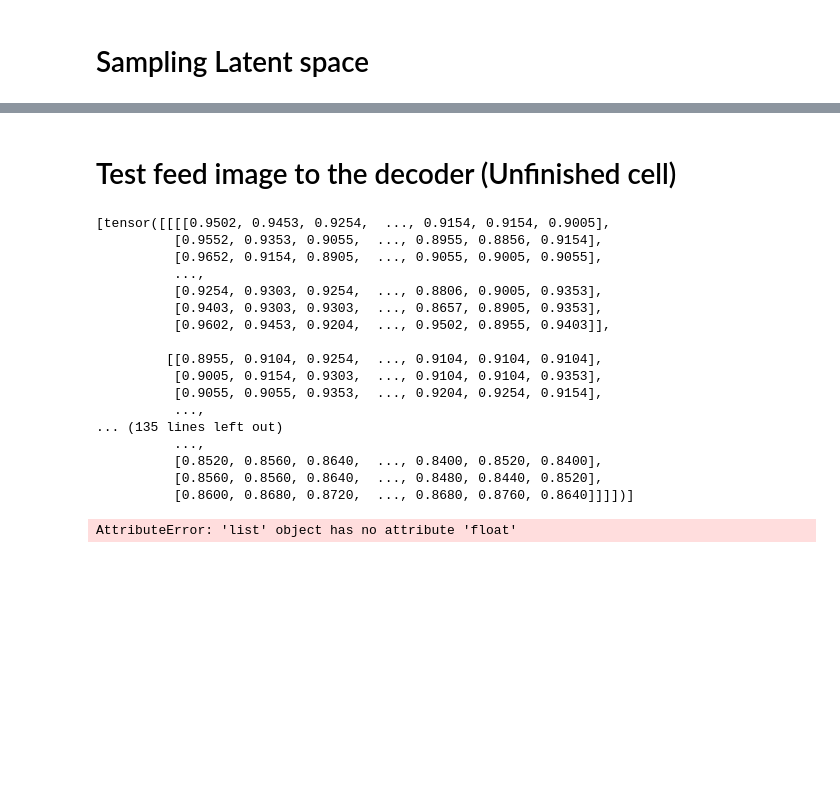
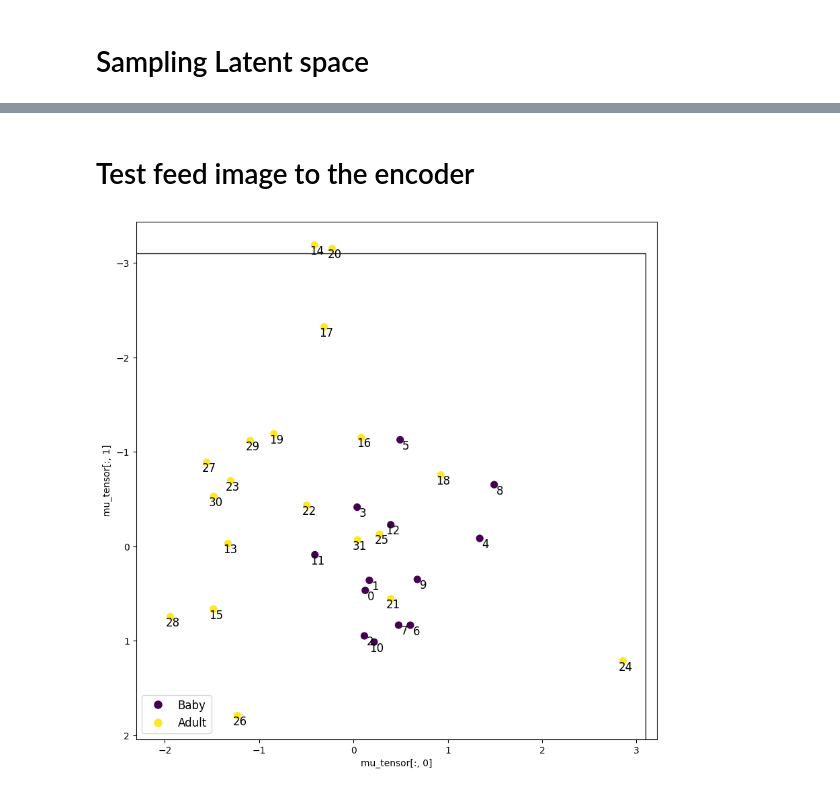
Before and after one commit to Pwhsky/copepod-image-analysis, a Jupyter notebook: vae/copepod_vae.ipynb, the cells around one changed output, grey strips where cells are left out. Saved outputs shown, nothing was run; the diff lists cells and outputs as text; code cells hidden in the pictures; blank space fills up the shorter version.

```diff
--- a/vae/copepod_vae.ipynb
+++ b/vae/copepod_vae.ipynb
@@ -196,2 +196,2 @@ plt.show()
 # %% [markdown]
-# Test feed image to the decoder (Unfinished cell)
+# Test feed image to the encoder
@@ -198,33 +211,35 @@ plt.show()
 # %%
-test_dataset = dt.pytorch.Dataset(image_pipeline, length=120 )
-test_loader  = DataLoader(test_dataset,batch_size=10,shuffle=False)
-mu_list = []
 
-for img in test_loader:
-    print(img)
-    input_img = img.float()
-    mu, _ = vae.encode(input_img.float())
+mu_list,test_labels = [],[]
+
+for img,label in test_loader:
+    mu, _ = vae.encode(img)
     mu_list.append(mu)
+    test_labels.append(label)
 
-mu_tensor = torch.cat(mu_list,dim=0).detach().numpy()
-
-generated_image = vae.decode(test_image).detach().numpy()
+mu_tensor = torch.cat(mu_list, dim=0).detach().numpy()
+test_labels= torch.cat(test_labels,dim=0).numpy()
-# %% [output]
-[tensor([[[[0.9502, 0.9453, 0.9254,  ..., 0.9154, 0.9154, 0.9005],
-          [0.9552, 0.9353, 0.9055,  ..., 0.8955, 0.8856, 0.9154],
-          [0.9652, 0.9154, 0.8905,  ..., 0.9055, 0.9005, 0.9055],
-          ...,
-          [0.9254, 0.9303, 0.9254,  ..., 0.8806, 0.9005, 0.9353],
-          [0.9403, 0.9303, 0.9303,  ..., 0.8657, 0.8905, 0.9353],
-          [0.9602, 0.9453, 0.9204,  ..., 0.9502, 0.8955, 0.9403]],
-
-         [[0.8955, 0.9104, 0.9254,  ..., 0.9104, 0.9104, 0.9104],
-          [0.9005, 0.9154, 0.9303,  ..., 0.9104, 0.9104, 0.9353],
-          [0.9055, 0.9055, 0.9353,  ..., 0.9204, 0.9254, 0.9154],
-          ...,
-... (135 lines left out)
-          ...,
-          [0.8520, 0.8560, 0.8640,  ..., 0.8400, 0.8520, 0.8400],
-          [0.8560, 0.8560, 0.8640,  ..., 0.8480, 0.8440, 0.8520],
-          [0.8600, 0.8680, 0.8720,  ..., 0.8680, 0.8760, 0.8640]]]])]
-AttributeError: 'list' object has no attribute 'float'
+# %%
+from matplotlib.patches import Rectangle
+from matplotlib.cm import get_cmap
+from matplotlib.lines import Line2D
+
+plt.figure(figsize=(10, 10))
+
+plt.scatter(mu_tensor[:, 0], mu_tensor[:, 1], s=50,c=test_labels)
+plt.xlabel("mu_tensor[:, 0]")
+plt.ylabel("mu_tensor[:, 1]")
+plt.gca().invert_yaxis()
+plt.axis("equal")
+plt.gca().add_patch(Rectangle((-3.1, -3.1), 6.2, 6.2, fc="none", ec="k", lw=1))
+for i in range(mu_tensor.shape[0]):
+     plt.text(mu_tensor[i, 0] + 0.1, mu_tensor[i, 1] + 0.1, str(i), fontsize=12, ha='right')
+cmap = get_cmap("viridis")
+color_min = cmap(0.0)
+color_max = cmap(1.0)
+legend_elements = [Line2D([0], [0], marker='o', color='w', label='Baby', markerfacecolor=color_min, markersize=10),
+                   Line2D([0], [0], marker='o', color='w', label='Adult', markerfacecolor=color_max, markersize=10)]
+plt.legend(handles=legend_elements, loc='lower left',fontsize=12)
+plt.show()
+# %% [output]
+[figure, added]
```
Also changed, not shown: parts of 7 cells of this notebook, 56 other files.
